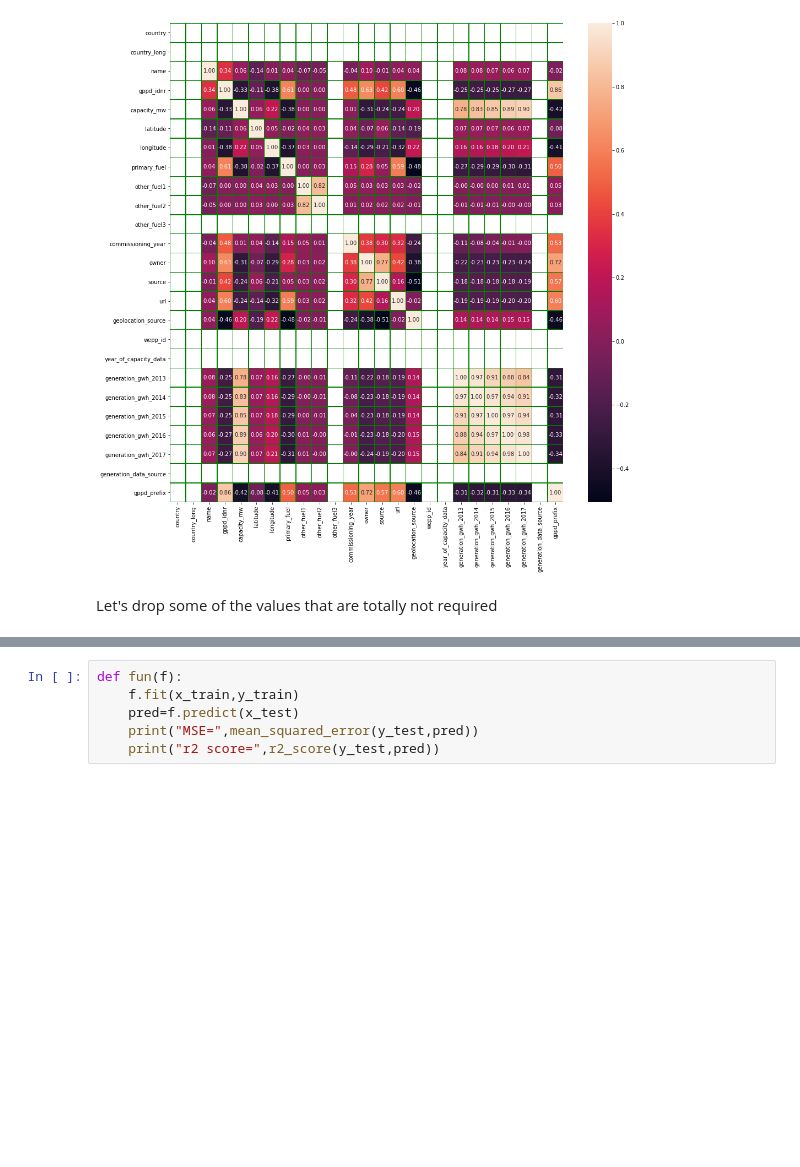
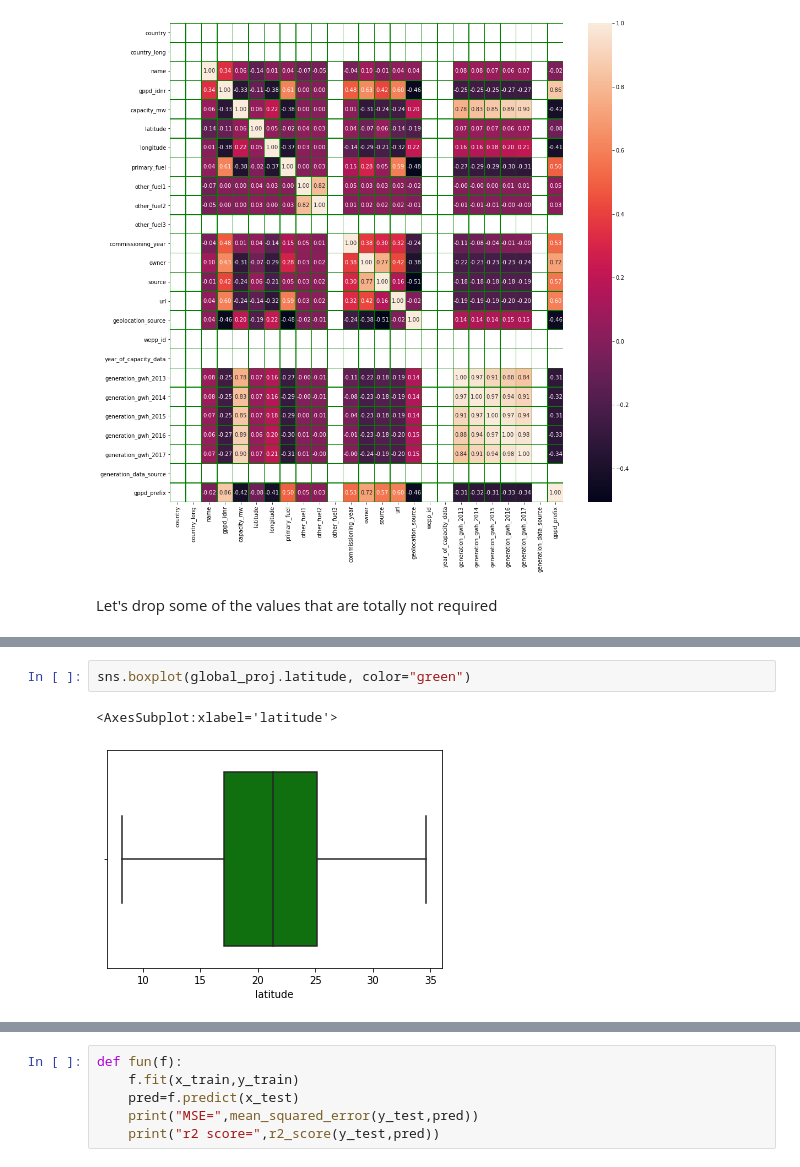
Before and after one commit to SudhanshuKumar19/Projects-, a Jupyter notebook: Evaluation Project 4 - Global Power Plant Database.ipynb, the cells around one changed output, grey strips where cells are left out. Drawn from its saved outputs; the diff is of its cells as text; blank space fills up the shorter version.

```diff
--- a/Evaluation Project 4 - Global Power Plant Database.ipynb
+++ b/Evaluation Project 4 - Global Power Plant Database.ipynb
@@ -789,0 +650,5 @@ At random state 999 max_r2 is 0.9999970657717817
+# %%
+sns.boxplot(global_proj.latitude, color="green")
+# %% [output]
+<AxesSubplot:xlabel='latitude'>
+[figure, added]
```
Also changed, not shown: parts of 65 cells of this notebook.
